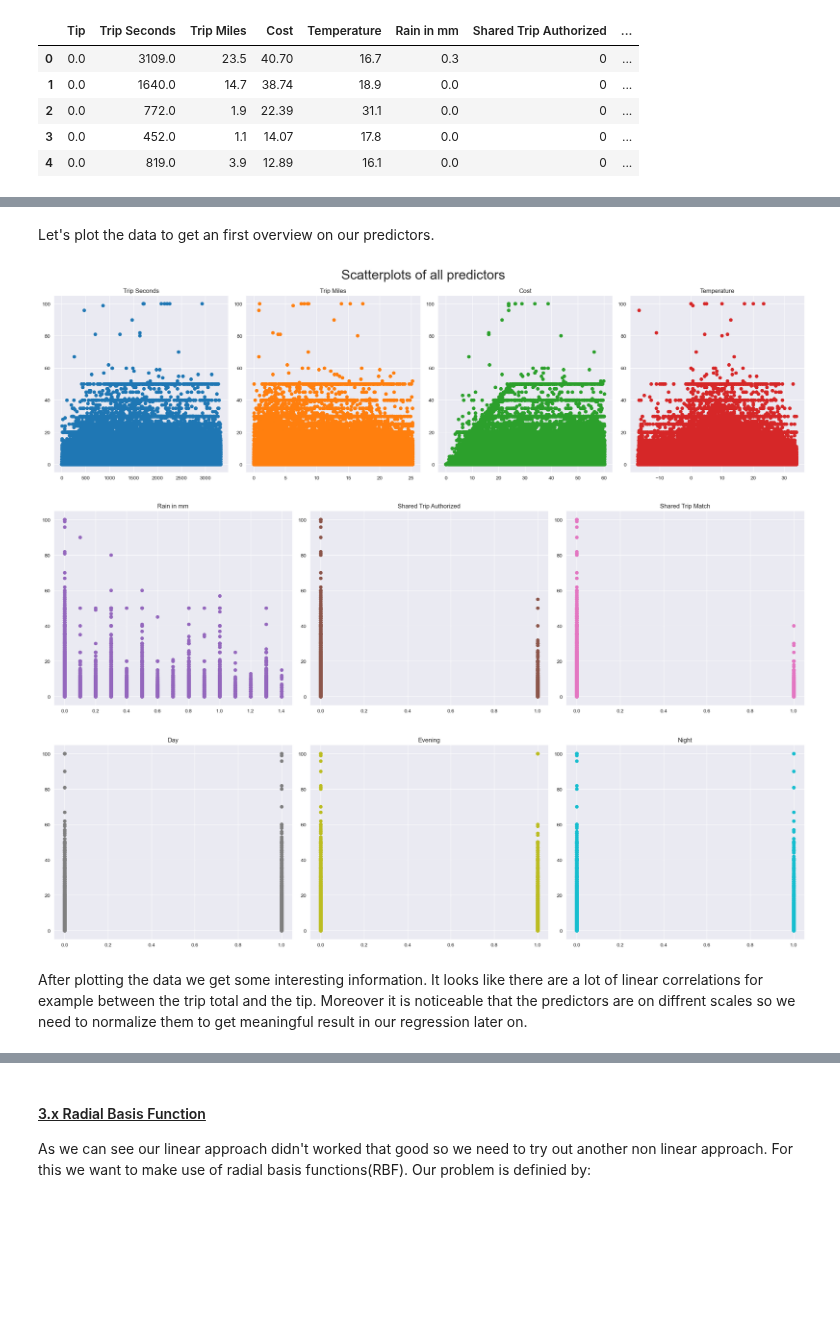
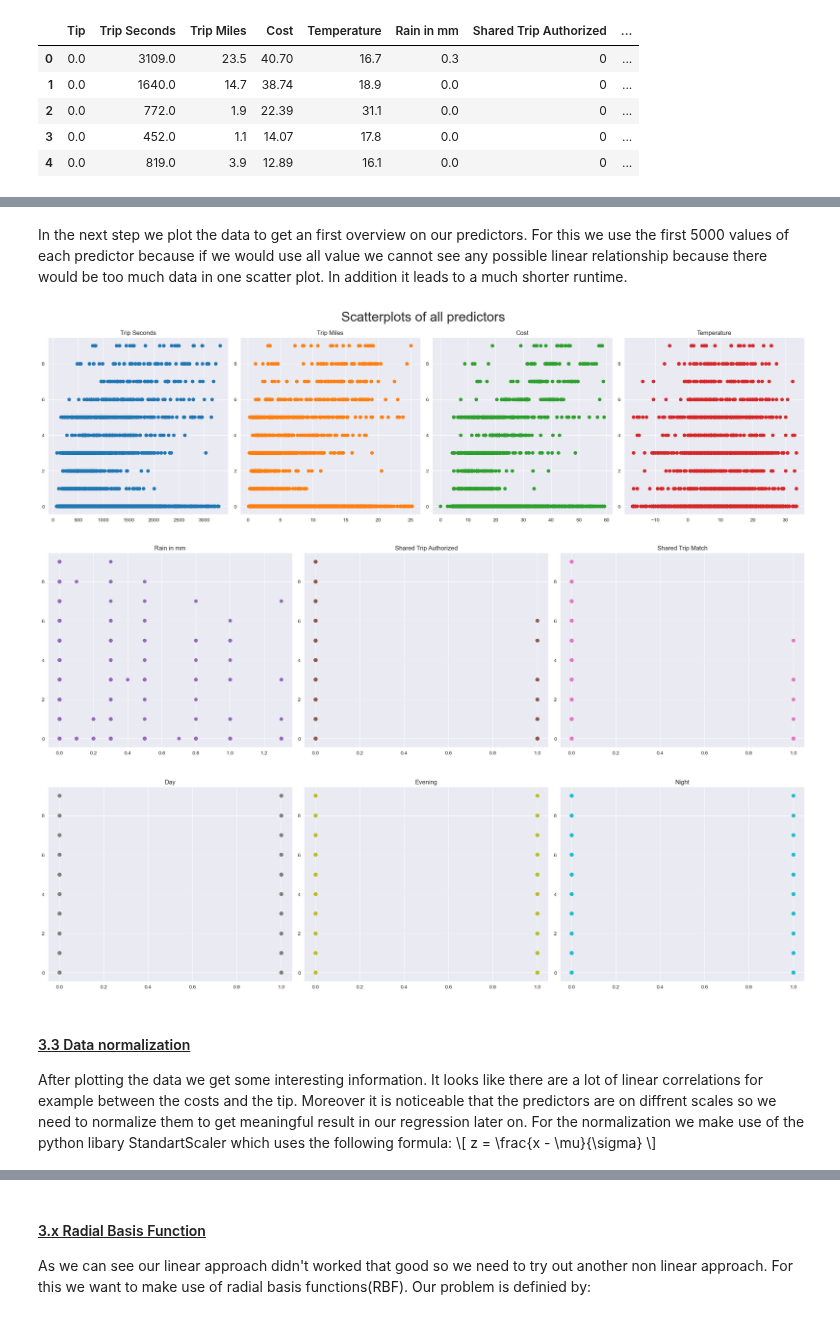
Before and after one commit to mrennefo/DSML-Project, a Jupyter notebook: DSML-Project.ipynb, the cells around one changed output, grey strips where cells are left out. Saved outputs shown, nothing was run; the diff lists cells and outputs as text; code cells hidden in the pictures; blank space fills up the shorter version.

```diff
--- a/DSML-Project.ipynb
+++ b/DSML-Project.ipynb
@@ -303,36 +311,40 @@ stats_table.head(len(stats_table))
 # %% [markdown]
-Let's plot the data to get an first overview on our predictors.
+In the next step we plot the data to get an first overview on our predictors. For this we use the first 5000 values of each predictor because if we would use all value we cannot see any possible linear relationship because there would be too much data in one scatter plot. In addition it leads to a much shorter runtime.
 # %%
 #Create Scatterplots for the first 4 predictors
 fig_1, axes_1 = plt.subplots(nrows = 1, ncols = 4, figsize= (21,6))
 fig_1.suptitle("Scatterplots of all predictors", fontsize=26)
 for i, ax in enumerate(axes_1):
-    ax.scatter(x = x_train_data.iloc[:, i], y = y_train_data, color = f'C{i}')
+    ax.scatter(x = x_train_data.iloc[:5000, i], y = y_train_data[:5000], color = f'C{i}')
     ax.set_title(x_train_data.columns[i])
 plt.tight_layout()
 plt.show()
 
 #Create Scatterplots for predictor 5-7
 fig_2, axes_2 = plt.subplots(nrows = 1, ncols = 3, figsize= (21,6))
 for i, ax in enumerate(axes_2):
-    ax.scatter(x = x_train_data.iloc[:, i + 4], y = y_train_data, color = f'C{i + 4}')
+    ax.scatter(x = x_train_data.iloc[:5000, i + 4], y = y_train_data[:5000], color = f'C{i + 4}')
     ax.set_title(x_train_data.columns[i + 4])
 plt.tight_layout()
 plt.show()
 
 #Create Scatterplots for predictor 8-10
 fig_3, axes_3 = plt.subplots(nrows = 1, ncols = 3, figsize= (21,6))
 for i, ax in enumerate(axes_3):
-    ax.scatter(x = x_train_data.iloc[:, i + 7], y = y_train_data, color = f'C{i + 7}')
+    ax.scatter(x = x_train_data.iloc[:5000, i + 7], y = y_train_data[:5000], color = f'C{i + 7}')
     ax.set_title(x_train_data.columns[i + 7])
 plt.tight_layout()
 plt.show()
 # %% [output]
-[figure, old version]
+[figure, new version]
-[figure, old version]
+[figure, new version]
-[figure, old version]
+[figure, new version]
 # %% [markdown]
-After plotting the data we get some interesting information. It looks like there are a lot of linear correlations for example between the trip total and the tip. Moreover it is noticeable that the predictors are on diffrent scales so we need to normalize them to get meaningful result in our regression later on.
+<h4 style="text-decoration: underline;">3.3 Data normalization</h4>
+After plotting the data we get some interesting information. It looks like there are a lot of linear correlations for example between the costs and the tip. Moreover it is noticeable that the predictors are on diffrent scales so we need to normalize them to get meaningful result in our regression later on. For the normalization we make use of the python libary StandartScaler which uses the following formula:
+\[
+z = \frac{x - \mu}{\sigma}
+\]
 # %%
 #Select which Data to normalize (no Dummy Variables)
 columns_to_normalize = ["Trip Seconds", "Trip Miles", "Cost", "Temperature", "Rain in mm"]
```
Also changed, not shown: parts of 20 cells of this notebook.
